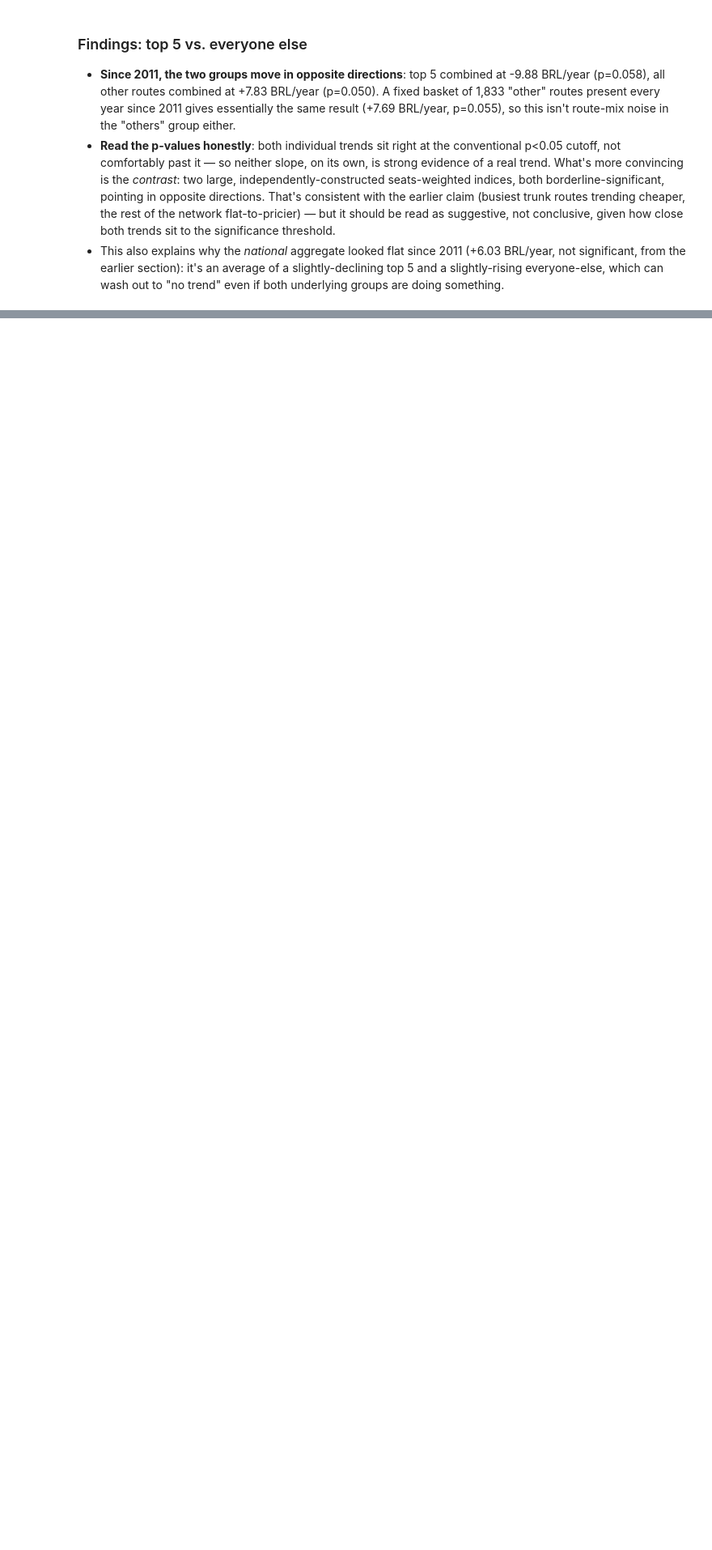
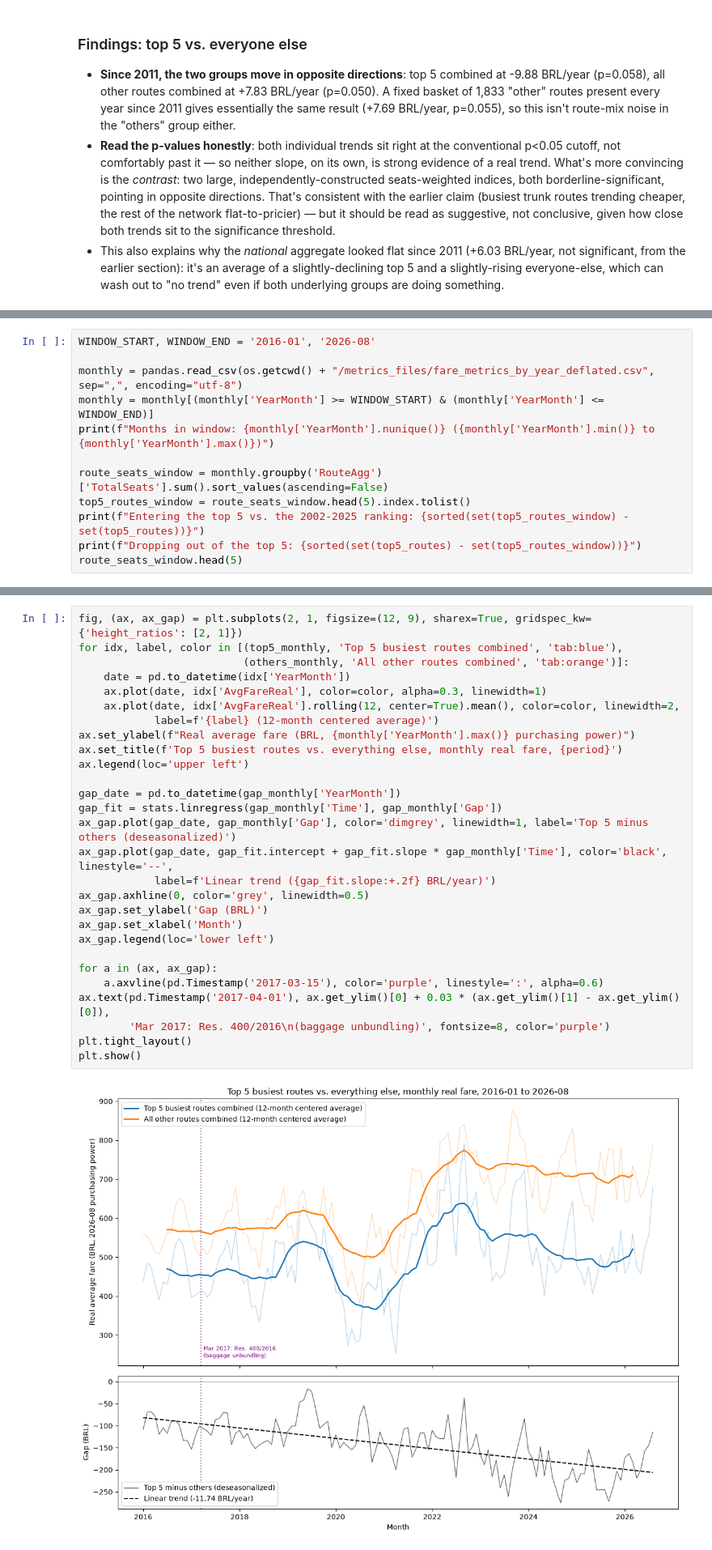
Before and after one commit to fredericohorst/flight-fares-analysis, a Jupyter notebook: airline_prices.ipynb, the cells around one changed output, grey strips where cells are left out. Shown at 81% size. Saved outputs shown, nothing was run; the diff lists cells and outputs as text; blank space fills up the shorter version.

```diff
--- a/airline_prices.ipynb
+++ b/airline_prices.ipynb
@@ -371,0 +392,12 @@ plt.show()
+# %%
+WINDOW_START, WINDOW_END = '2016-01', '2026-08'
+
+monthly = pandas.read_csv(os.getcwd() + "/metrics_files/fare_metrics_by_year_deflated.csv", sep=",", encoding="utf-8")
+monthly = monthly[(monthly['YearMonth'] >= WINDOW_START) & (monthly['YearMonth'] <= WINDOW_END)]
+print(f"Months in window: {monthly['YearMonth'].nunique()} ({monthly['YearMonth'].min()} to {monthly['YearMonth'].max()})")
+
+route_seats_window = monthly.groupby('RouteAgg')['TotalSeats'].sum().sort_values(ascending=False)
+top5_routes_window = route_seats_window.head(5).index.tolist()
+print(f"Entering the top 5 vs. the 2002-2025 ranking: {sorted(set(top5_routes_window) - set(top5_routes))}")
+print(f"Dropping out of the top 5: {sorted(set(top5_routes) - set(top5_routes_window))}")
+route_seats_window.head(5)
@@ -371,0 +488,30 @@ plt.show()
+# %%
+fig, (ax, ax_gap) = plt.subplots(2, 1, figsize=(12, 9), sharex=True, gridspec_kw={'height_ratios': [2, 1]})
+for idx, label, color in [(top5_monthly, 'Top 5 busiest routes combined', 'tab:blue'),
+                          (others_monthly, 'All other routes combined', 'tab:orange')]:
+    date = pd.to_datetime(idx['YearMonth'])
+    ax.plot(date, idx['AvgFareReal'], color=color, alpha=0.3, linewidth=1)
+    ax.plot(date, idx['AvgFareReal'].rolling(12, center=True).mean(), color=color, linewidth=2,
+            label=f'{label} (12-month centered average)')
+ax.set_ylabel(f"Real average fare (BRL, {monthly['YearMonth'].max()} purchasing power)")
+ax.set_title(f'Top 5 busiest routes vs. everything else, monthly real fare, {period}')
+ax.legend(loc='upper left')
+
+gap_date = pd.to_datetime(gap_monthly['YearMonth'])
+gap_fit = stats.linregress(gap_monthly['Time'], gap_monthly['Gap'])
+ax_gap.plot(gap_date, gap_monthly['Gap'], color='dimgrey', linewidth=1, label='Top 5 minus others (deseasonalized)')
+ax_gap.plot(gap_date, gap_fit.intercept + gap_fit.slope * gap_monthly['Time'], color='black', linestyle='--',
+            label=f'Linear trend ({gap_fit.slope:+.2f} BRL/year)')
+ax_gap.axhline(0, color='grey', linewidth=0.5)
+ax_gap.set_ylabel('Gap (BRL)')
+ax_gap.set_xlabel('Month')
+ax_gap.legend(loc='lower left')
+
+for a in (ax, ax_gap):
+    a.axvline(pd.Timestamp('2017-03-15'), color='purple', linestyle=':', alpha=0.6)
+ax.text(pd.Timestamp('2017-04-01'), ax.get_ylim()[0] + 0.03 * (ax.get_ylim()[1] - ax.get_ylim()[0]),
+        'Mar 2017: Res. 400/2016\n(baggage unbundling)', fontsize=8, color='purple')
+plt.tight_layout()
+plt.show()
+# %% [output]
+[figure, added]
```
Also changed, not shown: parts of 11 cells of this notebook, 2 other files.
